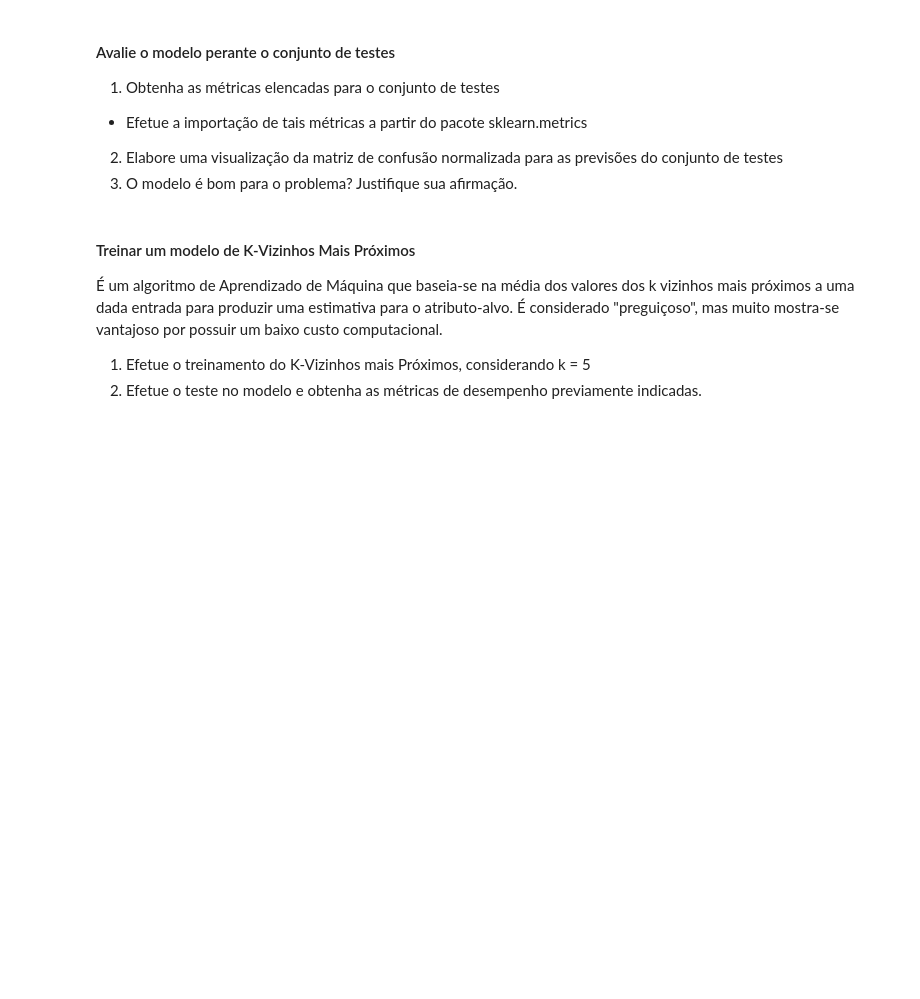
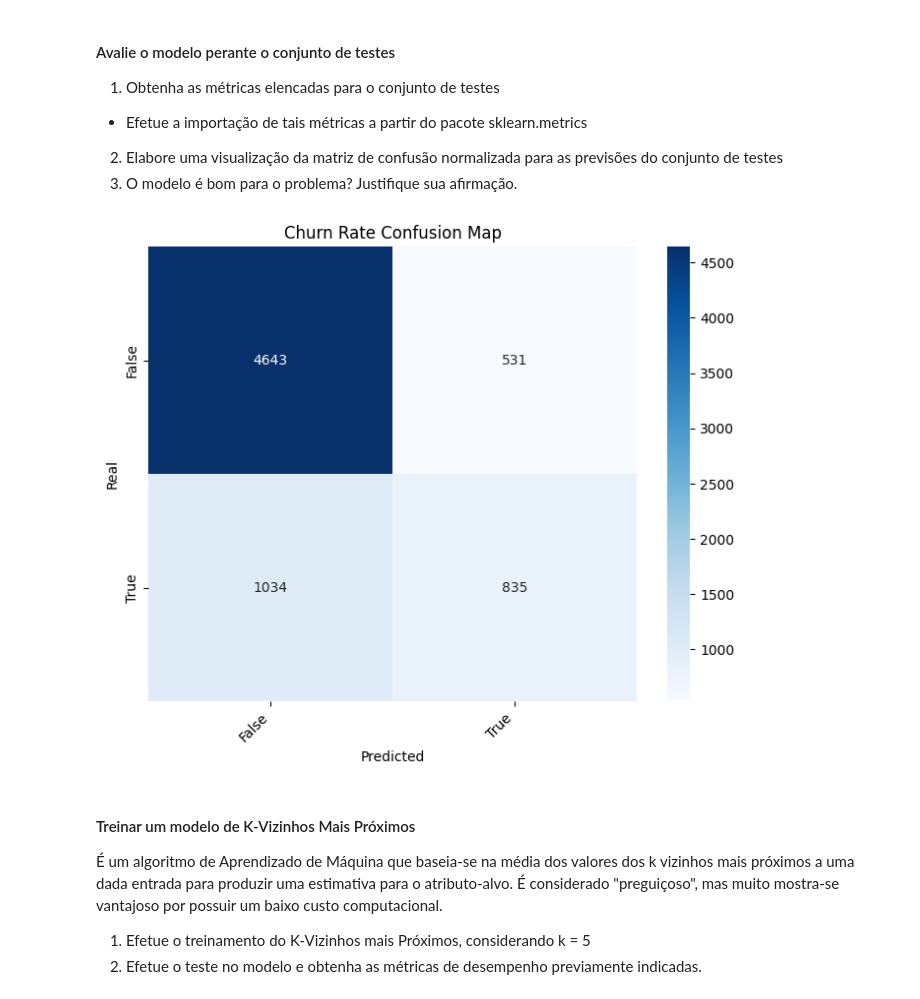
Before and after one commit to samirasousza/RNA-2025.2-PP1.2, a Jupyter notebook: rna_2025_2_pp1_2.ipynb, the cells around one changed output. Drawn from its saved outputs; the diff is of its cells as text; code cells hidden in the pictures; blank space fills up the shorter version.

```diff
--- a/rna_2025_2_pp1_2.ipynb
+++ b/rna_2025_2_pp1_2.ipynb
@@ -447,3 +467,17 @@ Referências:
 
 Referências:
 - https://scikit-learn.org/stable/modules/generated/sklearn.preprocessing.LabelEncoder.html
+# %%
+from sklearn.preprocessing import LabelEncoder
+le = LabelEncoder()
+
+for col in df:
+  tam = df[col].nunique()
+  if tam == 2:
+    df = pd.get_dummies(df, columns=[col])
+  elif tam <= 5:
+    le.fit(df[col])
+    df[col] = le.transform(df[col])
+  else:
+    df = df.drop(col, axis=1)
+df
@@ -467,5 +515,5 @@ Abordaremos o problema da previsão de churn como uma tarefa de classificação
 
 Documentação completa disponível em: https://scikit-learn.org/stable/modules/generated/sklearn.model_selection.train_test_split.html
 # %%
-X = df.drop("Churn", axis=1)  # Atributos preditores
-y = df["Churn"]  # Atributo alvo (Churn)
+X = df.drop(columns=['Churn_Yes', 'Churn_No'], axis=1)  # Atributos preditores # Atributos preditores
+y = df["Churn_Yes"].copy()
@@ -489,3 +575,8 @@ A Regressão Logística é uma técnica de Aprendizado de Máquina que tem como
 3. Execute o algoritmo de treinamento com os dados de treino
 
 Documentação completa disponível em: https://scikit-learn.org/stable/modules/generated/sklearn.linear_model.LogisticRegression.html
+# %%
+from sklearn.datasets import load_iris
+from sklearn.linear_model import LogisticRegression
+
+clf = LogisticRegression(random_state=0).fit(X, y)
@@ -497,0 +606,3 @@ Documentação completa disponível em: https://scikit-learn.org/stable/modules/
+# %%
+X_pred = clf.predict(X)
+X_pred
@@ -505,3 +632,16 @@ Documentação completa disponível em: https://scikit-learn.org/stable/modules/
+# %%
+labels=["False", "True"]
+cm = confusion_matrix(y, X_pred)
+
+plt.figure(figsize=(8,6))
+sns.heatmap(cm, annot=True, fmt="d", cmap="Blues", xticklabels=labels, yticklabels=labels)
+plt.xlabel("Predicted")
+plt.ylabel("Real")
+plt.title("Churn Rate Confusion Map")
+plt.xticks(rotation=45, ha="right")
+plt.show()
+# %% [output]
+[figure, added]
 # %% [markdown]
 #### Treinar um modelo de K-Vizinhos Mais Próximos
 
```
Also changed, not shown: parts of 18 cells of this notebook.
